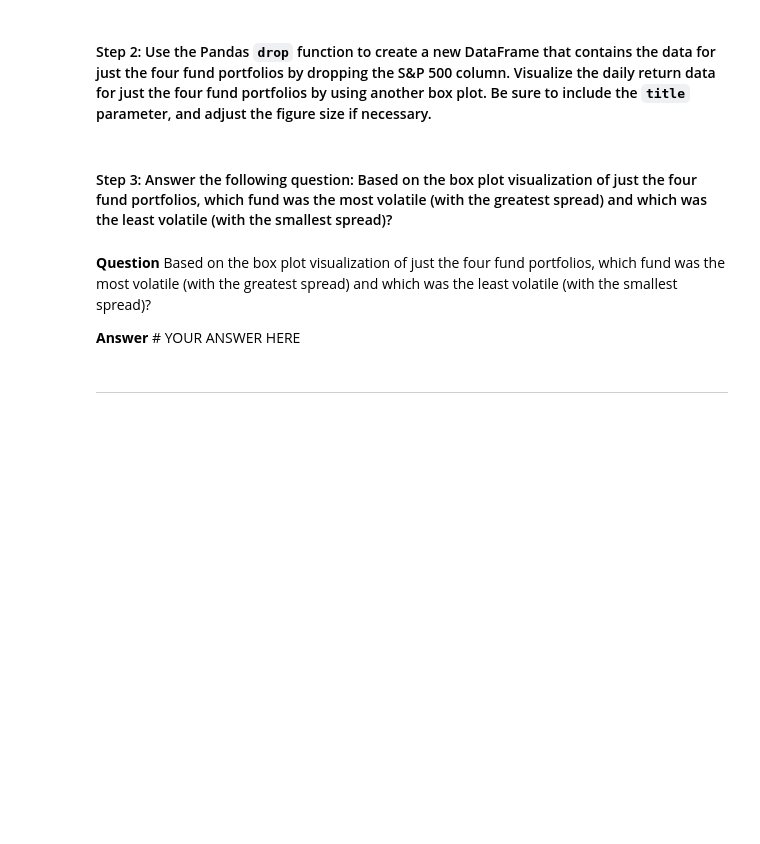
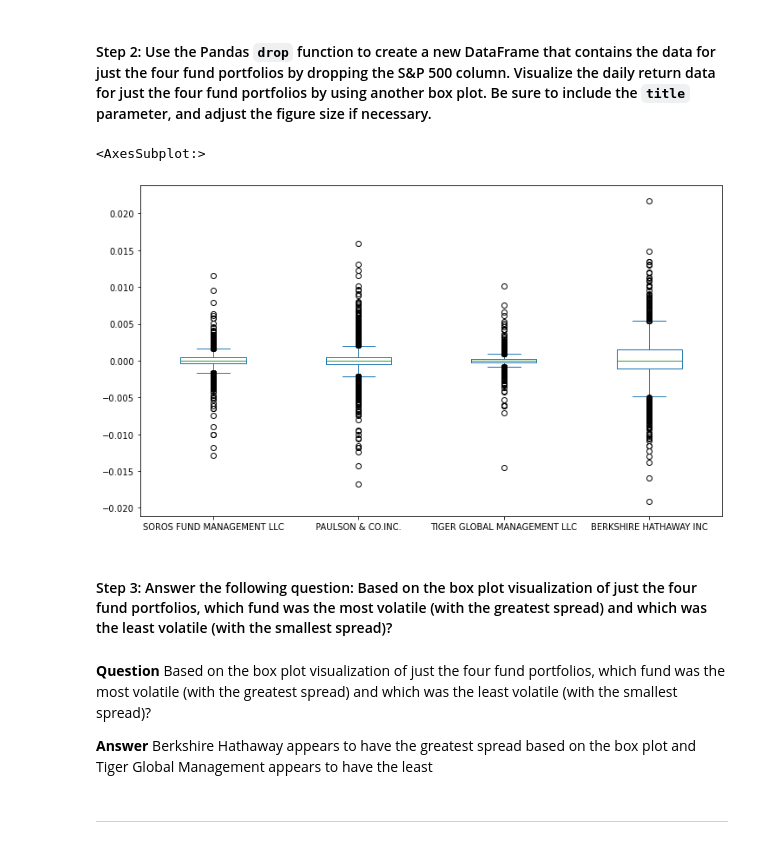
Before and after one commit to mbfm24/Analyzing_Portfolio_Risk_and_Return_Challenge, a Jupyter notebook: risk_return_analysis.ipynb, the cells around one changed output. Drawn from its saved outputs; the diff is of its cells as text; code cells hidden in the pictures; blank space fills up the shorter version.

```diff
--- a/risk_return_analysis.ipynb
+++ b/risk_return_analysis.ipynb
@@ -165,14 +217,20 @@ Analyze the volatility of each of the four fund portfolios and of the S&P 500 In
 # %%
 # Create a new DataFrame containing only the 4 fund portfolios by dropping the S&P 500 column from the DataFrame
 # Create box plots to reflect the return data for only the 4 fund portfolios
 # Include a title parameter and adjust the figure size
-# YOUR CODE HERE
+
+portfolio_daily_returns = whale_daily_returns.drop(columns = "S&P 500")
+
+portfolio_daily_returns.plot(kind = "box", figsize = (12,7))
+# %% [output]
+<AxesSubplot:>
+[figure, added]
 # %% [markdown]
 #### Step 3: Answer the following question: Based on the box plot visualization of just the four fund portfolios, which fund was the most volatile (with the greatest spread) and which was the least volatile (with the smallest spread)?
 # %% [markdown]
 **Question** Based on the box plot visualization of just the four fund portfolios, which fund was the most volatile (with the greatest spread) and which was the least volatile (with the smallest spread)?
 
-**Answer** # YOUR ANSWER HERE
+**Answer** Berkshire Hathaway appears to have the greatest spread based on the box plot and Tiger Global Management appears to have the least
 # %% [markdown]
 ---
 # %% [markdown]
```
Also changed, not shown: parts of 22 cells of this notebook.
